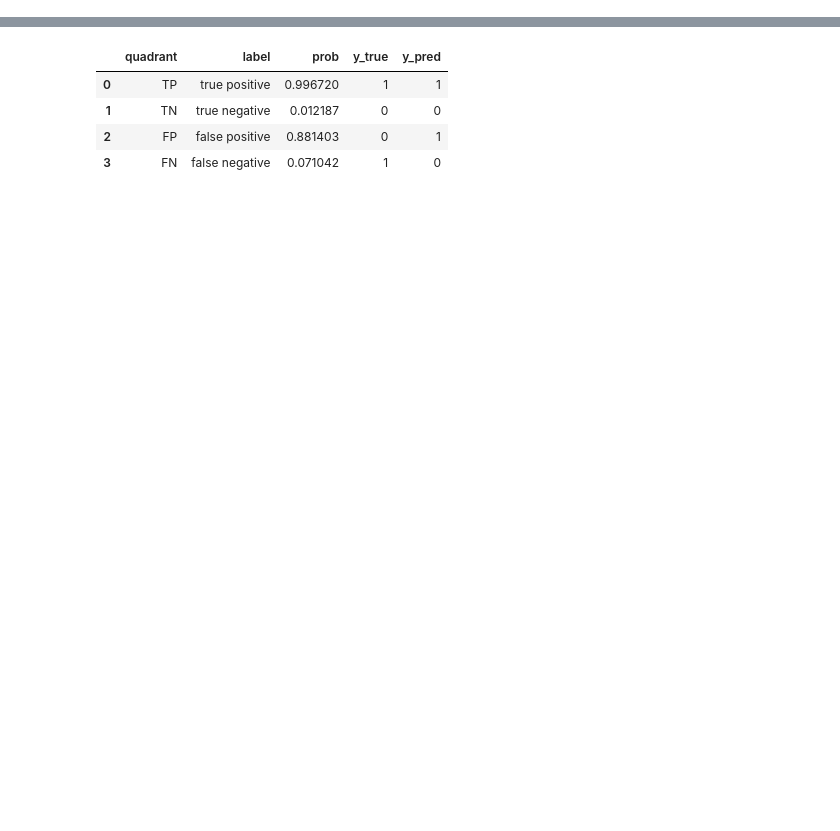
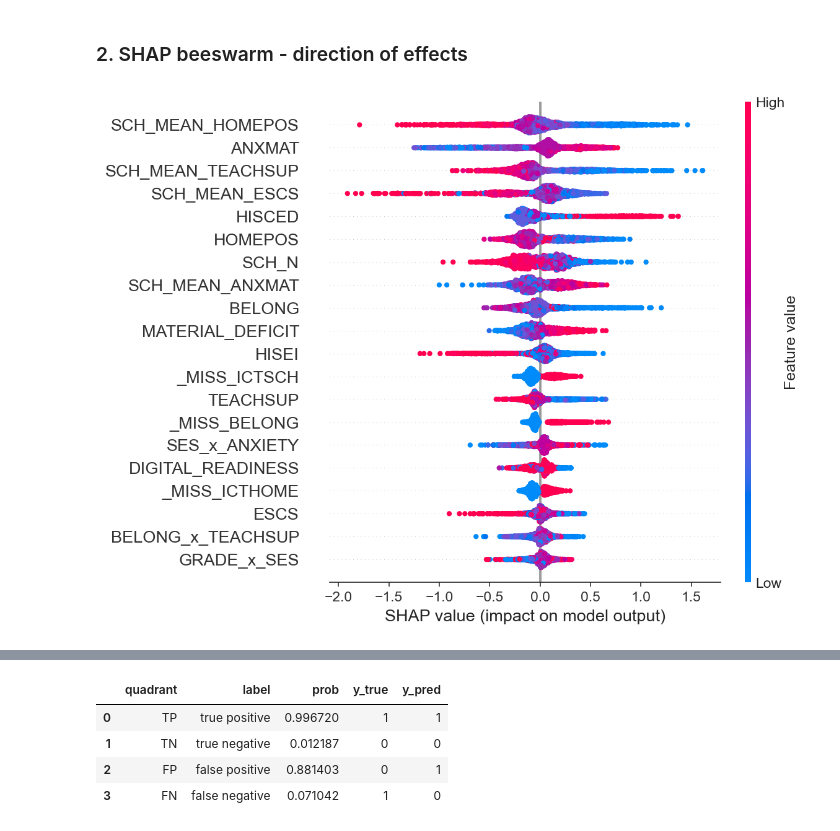
Before and after one commit to xhoja/oecd-pisa-albania, a Jupyter notebook: notebooks/04_explainability.ipynb, the cells around one changed output, grey strips where cells are left out. Drawn from its saved outputs; the diff is of its cells as text; code cells hidden in the pictures; blank space fills up the shorter version.

```diff
--- a/notebooks/06_explainability_cases.ipynb
+++ b/notebooks/04_explainability.ipynb
@@ -40,0 +123,7 @@ pd.set_option("display.width", 200); pd.set_option("display.max_columns", 50)
+# %% [markdown]
+### 2. SHAP beeswarm - direction of effects
+# %%
+X_s = X.sample(min(2000, len(X)), random_state=42).reset_index(drop=True)
+shap.summary_plot(shap_vals, X_s[names], show=True, plot_size=(8,6))
+# %% [output]
+[figure, added]
```
Also changed, not shown: parts of 21 cells of this notebook, 28 other files.
